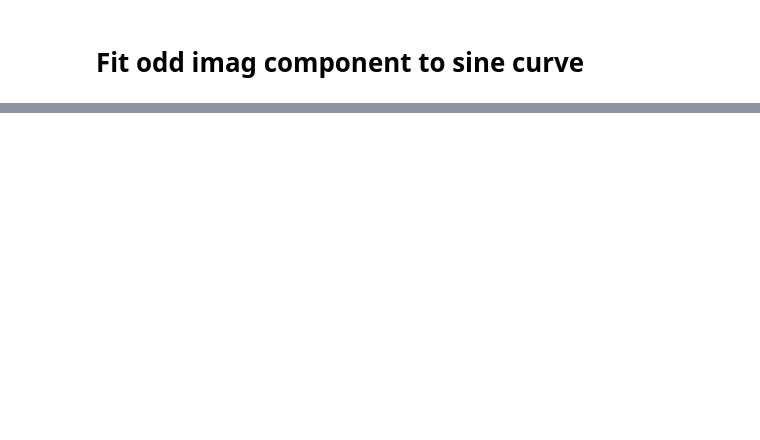
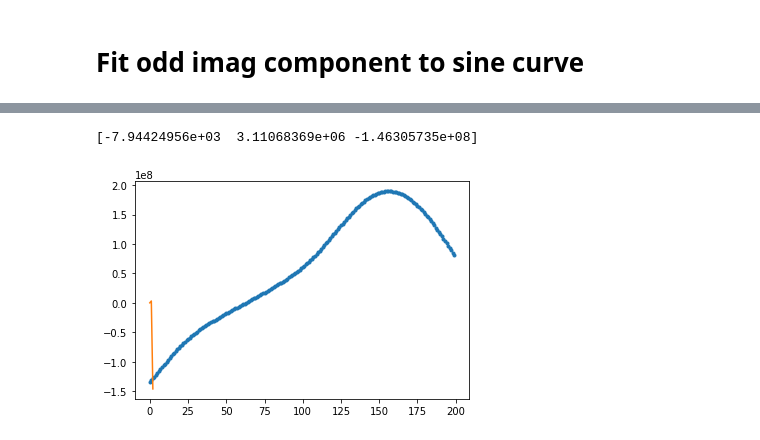
Before and after one commit to everettvacek/rotationCenter, a Jupyter notebook: Scan_crop_pad.ipynb, the cells around one changed output, grey strips where cells are left out. Cells and saved outputs as stored; diff of their text form; code cells hidden in the pictures; blank space fills up the shorter version.

```diff
--- a/Scan_crop_pad.ipynb
+++ b/Scan_crop_pad.ipynb
@@ -261,3 +261,35 @@ plt.show()
+# %%
+N = len(SYM_odd)
+x = np.arange(N)
+#data = np.asarray(DC_odd)
+data_linear = np.asarray(SYM_odd)
+
+g0 = 1.
+g1 = -1.
+g2 = 1.
+g3 = -1.
+g4 = 1.
+g5 = -1
+
+function = lambda c: c[5]*x**5 + c[4]*x**4 + c[3]*x**3 + c[2]*x**2 + c[1]*x + c[0] - data_linear
+
+#optimize_function = leastsq(function, [g0,g1,g2,g3,g4,g5])
+#fitted = fit(function, [g0,g1,g2,g3], data_linear)
+optimize_function = np.polyfit(x, data_linear, 2)
+print(optimize_function)
+
+#e5, e4, e3, e2, e1, e0 = optimize_function
+#e0, e1, e2, e3, e4, e5 = optimize_function[0]
+
+#plt.plot(g5*x**5 + g4*x**4 + g3*x**3 + g2*x**2 + g1*x**1 + g0, label = 'Guess')
+#plt.plot(e5*x**5 + e4*x**4 + e3*x**3 + e1*x**2 + e2*x**1 + e3, label =  'Estimate')
+plt.plot(data_linear, '.')
+plt.plot(np.poly1d(optimize_function))
+#plt.legend()
+plt.show()
+# %% [output]
+[-7.94424956e+03  3.11068369e+06 -1.46305735e+08]
+[figure, added]
 # %%
 x_range = np.linspace(0,N, 1)
 fit = est_amp*np.sin(est_freq*x_range+est_phase)+est_mean
```
Also changed, not shown: parts of 11 cells of this notebook, 2 other files.
